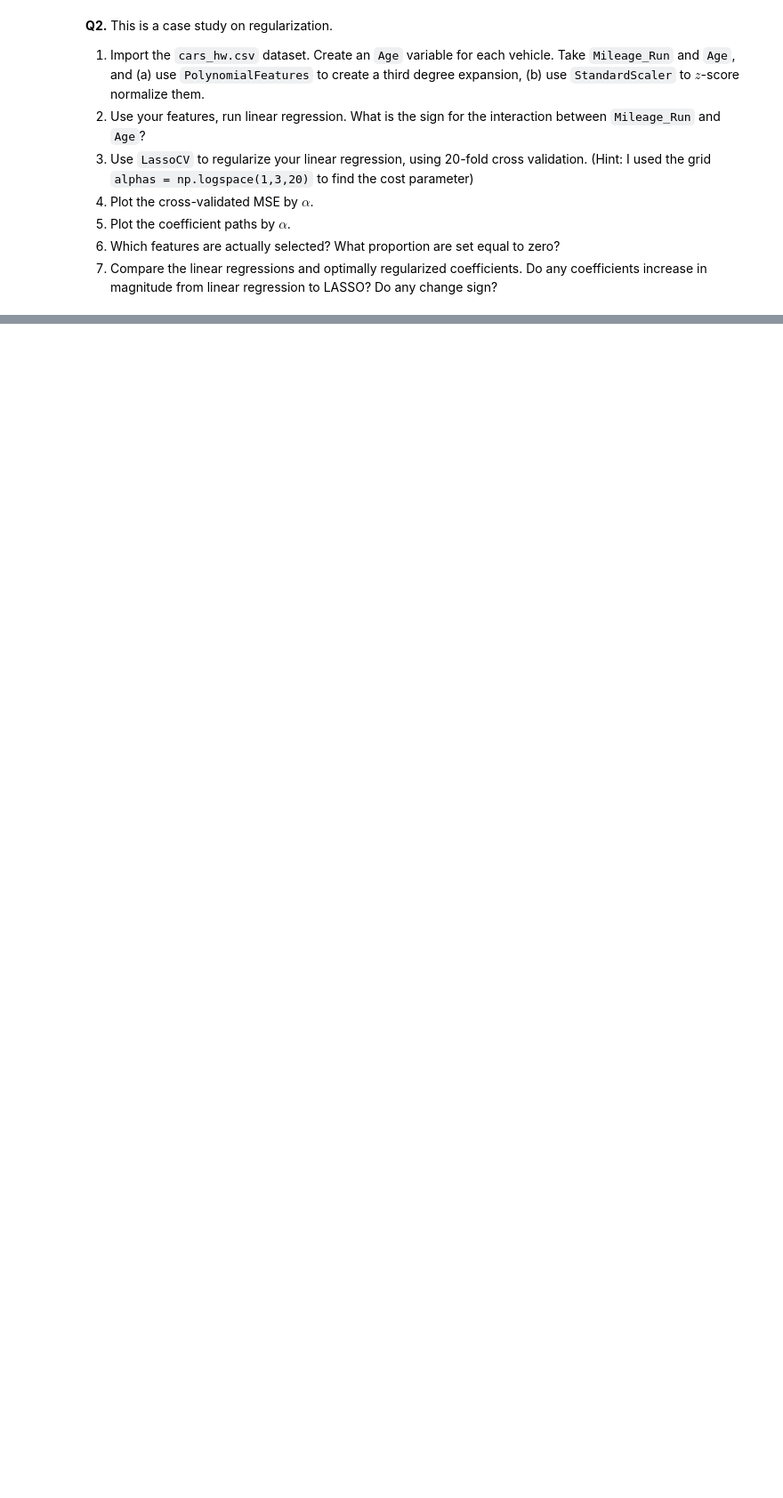
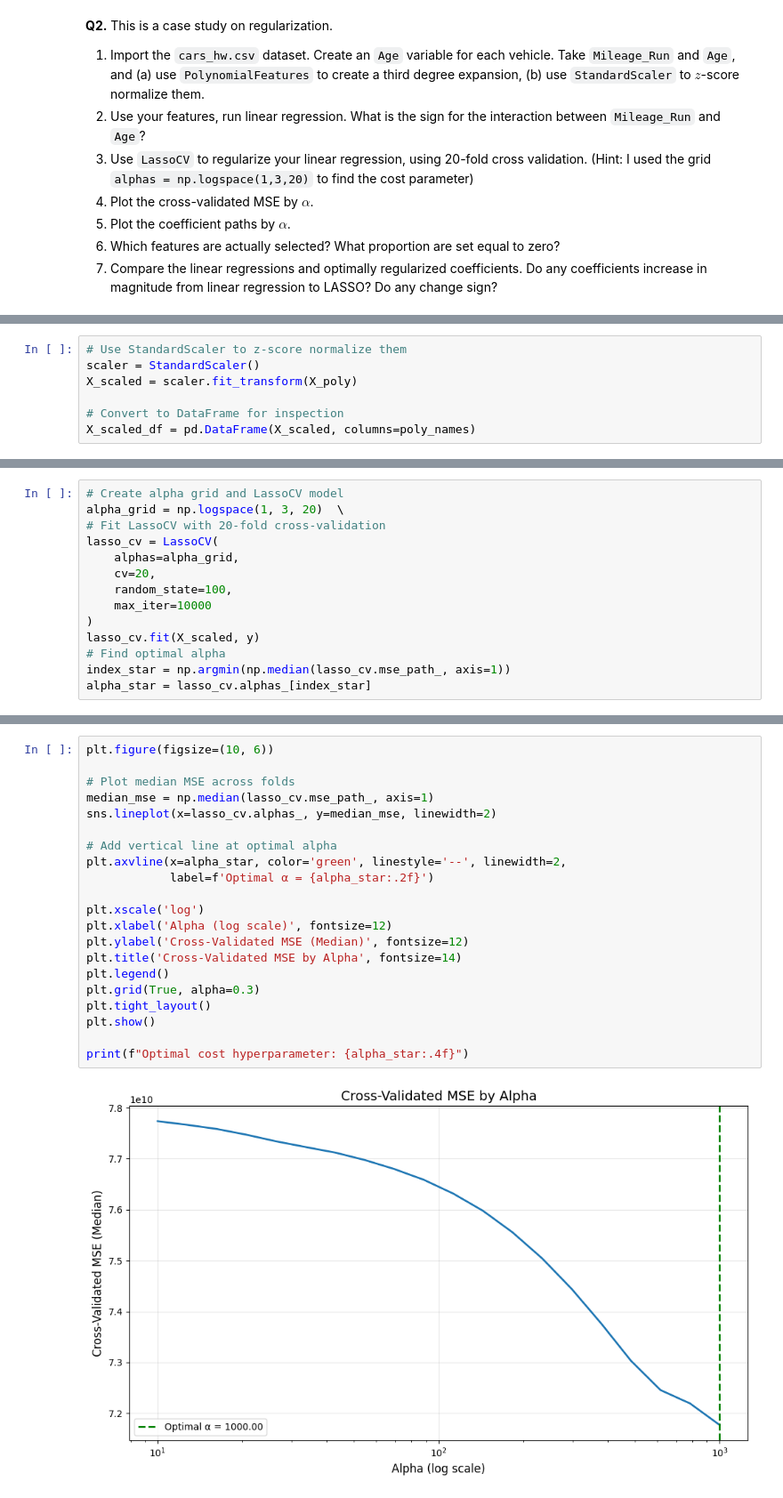
Before and after one commit to Elizabethav03/My_undergrad_ml_assignments, a Jupyter notebook: 04_assignment_regularization.ipynb, the cells around one changed output, grey strips where cells are left out. Shown at 89% size. Cells and saved outputs as stored; diff of their text form; blank space fills up the shorter version.

```diff
--- a/04_assignment_regularization.ipynb
+++ b/04_assignment_regularization.ipynb
@@ -28,0 +75,7 @@
+# %%
+# Use StandardScaler to z-score normalize them
+scaler = StandardScaler()
+X_scaled = scaler.fit_transform(X_poly)
+
+# Convert to DataFrame for inspection
+X_scaled_df = pd.DataFrame(X_scaled, columns=poly_names)
@@ -28,0 +106,14 @@
+# %%
+# Create alpha grid and LassoCV model
+alpha_grid = np.logspace(1, 3, 20)  \
+# Fit LassoCV with 20-fold cross-validation
+lasso_cv = LassoCV(
+    alphas=alpha_grid,
+    cv=20,
+    random_state=100,
+    max_iter=10000
+)
+lasso_cv.fit(X_scaled, y)
+# Find optimal alpha
+index_star = np.argmin(np.median(lasso_cv.mse_path_, axis=1))
+alpha_star = lasso_cv.alphas_[index_star]
@@ -28,0 +122,23 @@
+# %%
+plt.figure(figsize=(10, 6))
+
+# Plot median MSE across folds
+median_mse = np.median(lasso_cv.mse_path_, axis=1)
+sns.lineplot(x=lasso_cv.alphas_, y=median_mse, linewidth=2)
+
+# Add vertical line at optimal alpha
+plt.axvline(x=alpha_star, color='green', linestyle='--', linewidth=2,
+            label=f'Optimal α = {alpha_star:.2f}')
+
+plt.xscale('log')
+plt.xlabel('Alpha (log scale)', fontsize=12)
+plt.ylabel('Cross-Validated MSE (Median)', fontsize=12)
+plt.title('Cross-Validated MSE by Alpha', fontsize=14)
+plt.legend()
+plt.grid(True, alpha=0.3)
+plt.tight_layout()
+plt.show()
+
+print(f"Optimal cost hyperparameter: {alpha_star:.4f}")
+# %% [output]
+[figure, added]
```
Also changed, not shown: parts of 40 cells of this notebook.
